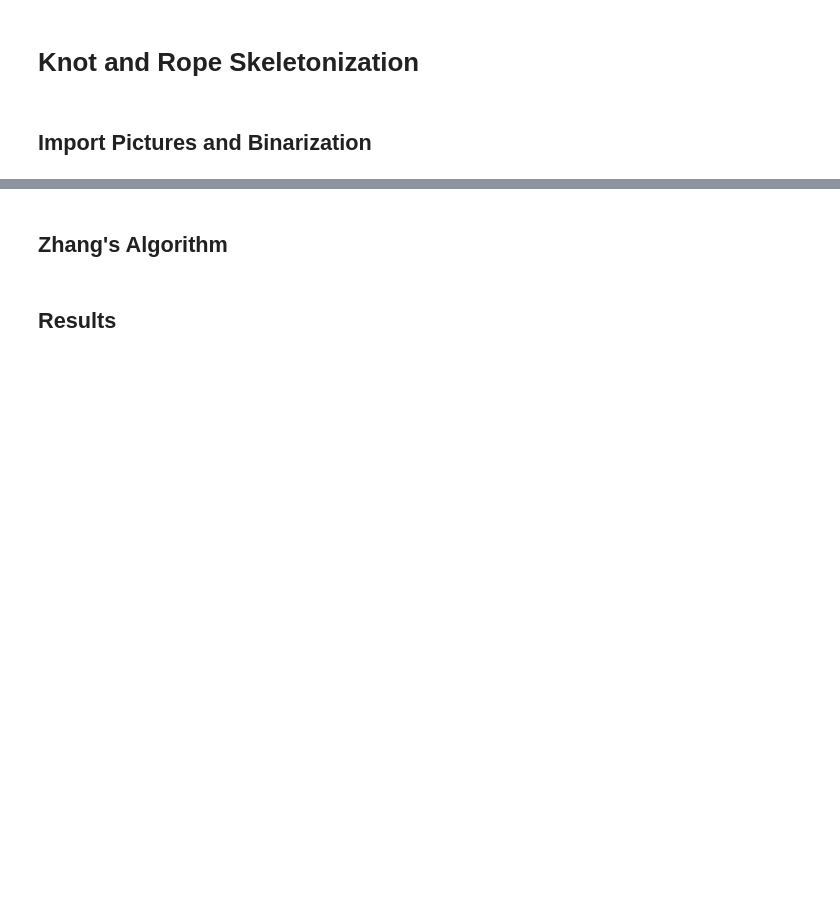
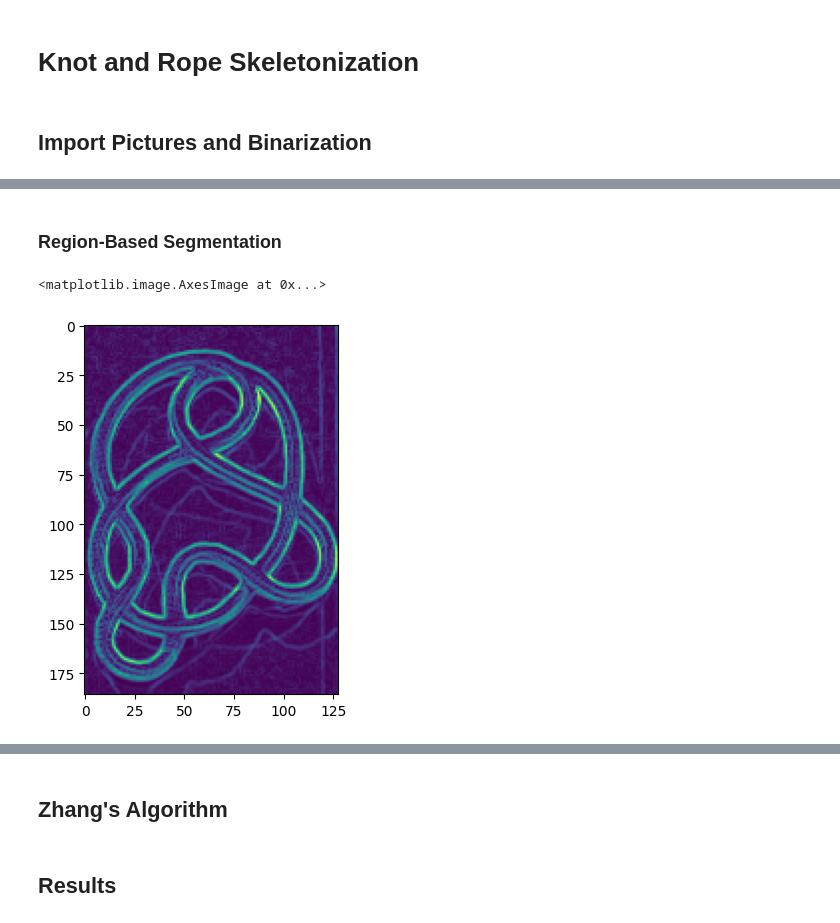
Before and after one commit to PhilJ0ly/knotId, a Jupyter notebook: skeleton_zhang.ipynb, the cells around one changed output, grey strips where cells are left out. Cells and saved outputs as stored; diff of their text form; code cells hidden in the pictures; blank space fills up the shorter version.

```diff
--- a/skeleton_zhang.ipynb
+++ b/skeleton_zhang.ipynb
@@ -24,0 +55,8 @@ BW_Original = img_gray > Otsu_Threshold
+# %% [markdown]
+### Region-Based Segmentation
+# %%
+elevation_map = sobel(img_gray)
+plt.imshow(elevation_map)
+# %% [output]
+<matplotlib.image.AxesImage at 0x...>
+[figure, added]
```
Also changed, not shown: parts of 9 cells of this notebook.
